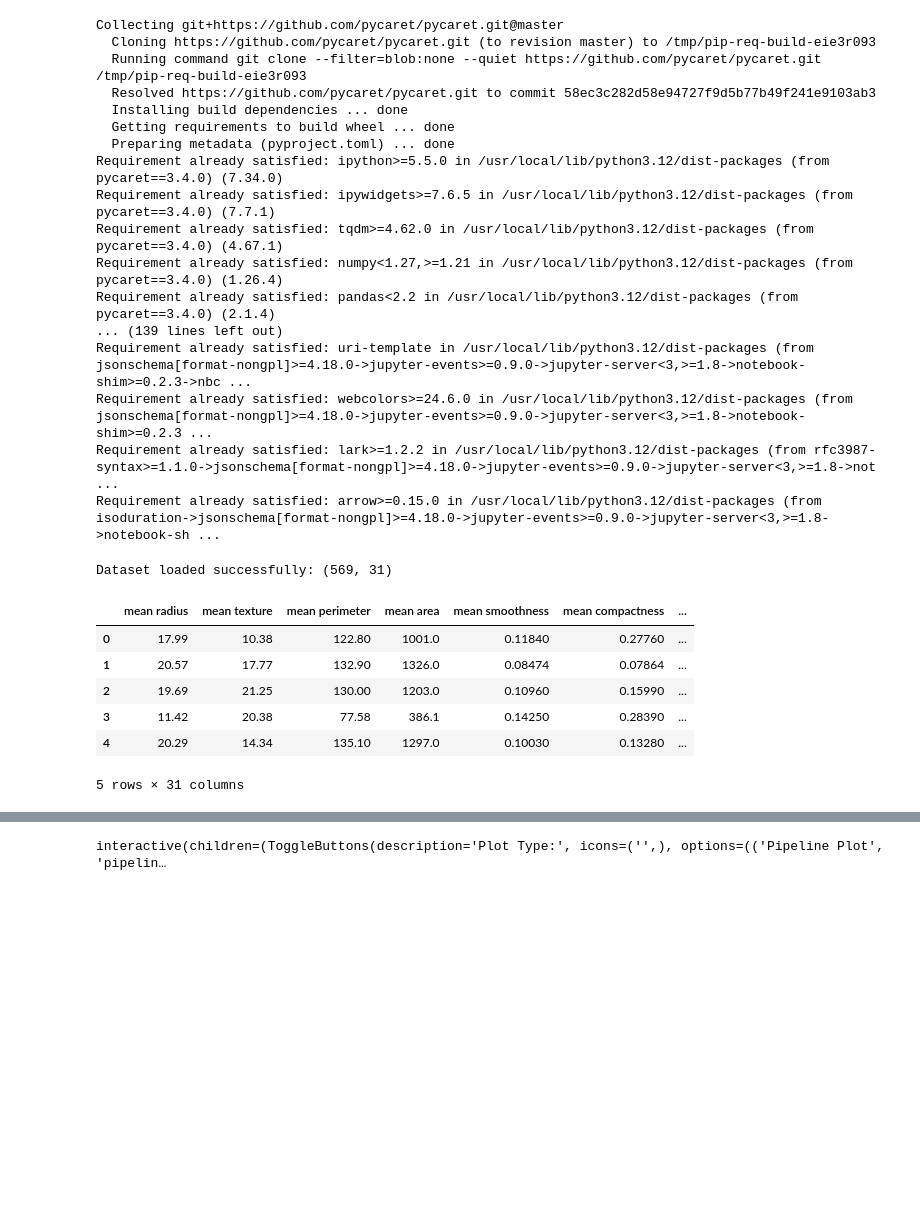
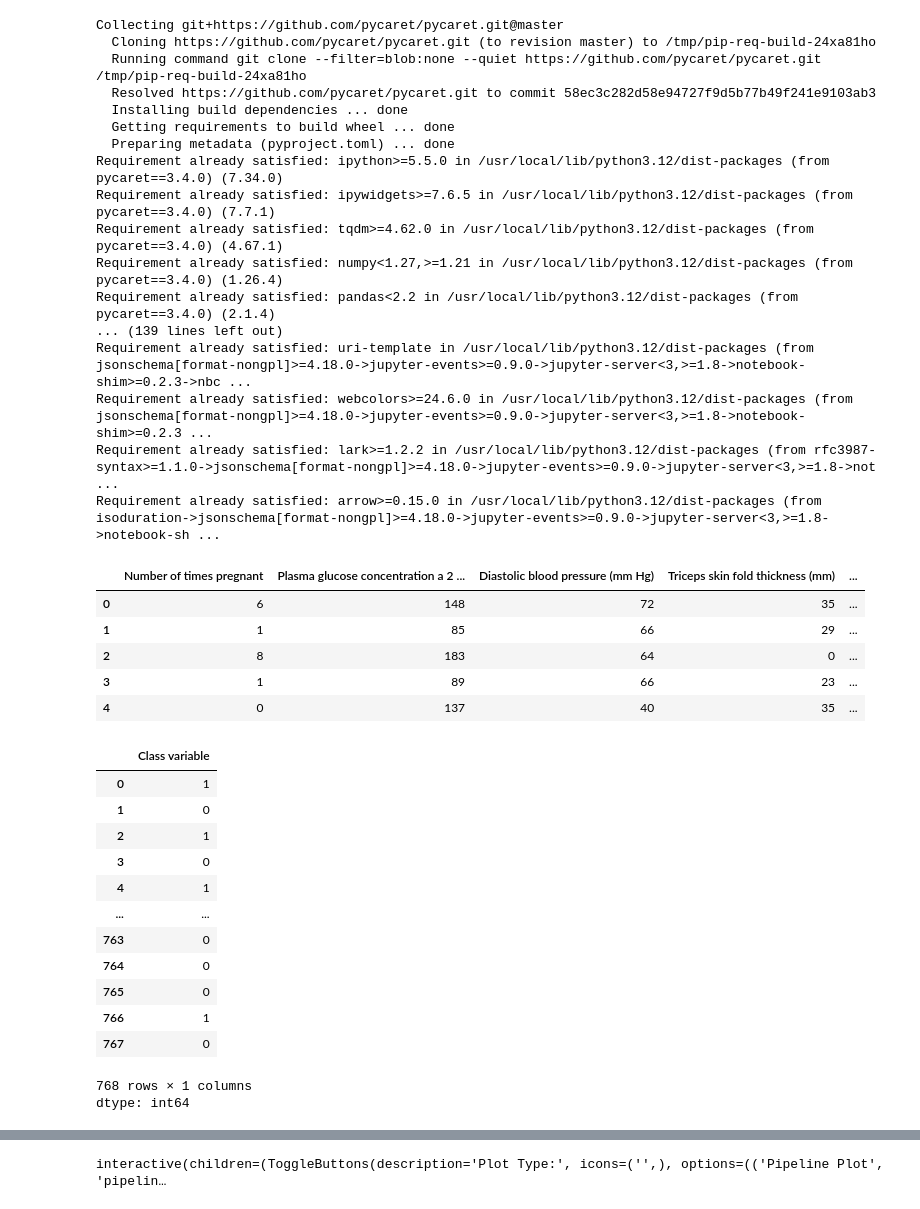
Before and after one commit to zachJX-SJSU/CMPE255_DataMining_HW, a Jupyter notebook: Pycaret/pycaret_BinaryClassification.ipynb, the cells around one changed output, grey strips where cells are left out. Cells and saved outputs as stored; diff of their text form; code cells hidden in the pictures; blank space fills up the shorter version.

Commit message:
update binary video

```diff
--- a/Pycaret/pycaret_BinaryClassification.ipynb
+++ b/Pycaret/pycaret_BinaryClassification.ipynb
@@ -1,9 +1,9 @@
 # %%
-pip install git+https://github.com/pycaret/pycaret.git@master --upgrade
+!pip install git+https://github.com/pycaret/pycaret.git@master --upgrade
 # %% [output]
 Collecting git+https://github.com/pycaret/pycaret.git@master
-  Cloning https://github.com/pycaret/pycaret.git (to revision master) to /tmp/pip-req-build-eie3r093
-  Running command git clone --filter=blob:none --quiet https://github.com/pycaret/pycaret.git /tmp/pip-req-build-eie3r093
+  Cloning https://github.com/pycaret/pycaret.git (to revision master) to /tmp/pip-req-build-24xa81ho
+  Running command git clone --filter=blob:none --quiet https://github.com/pycaret/pycaret.git /tmp/pip-req-build-24xa81ho
   Resolved https://github.com/pycaret/pycaret.git to commit 58ec3c282d58e94727f9d5b77b49f241e9103ab3
   Installing build dependencies ... done
   Getting requirements to build wheel ... done
@@ -18,28 +18,31 @@ Requirement already satisfied: uri-template in /usr/local/lib/python3.12/dist-pa
 Requirement already satisfied: webcolors>=24.6.0 in /usr/local/lib/python3.12/dist-packages (from jsonschema[format-nongpl]>=4.18.0->jupyter-events>=0.9.0->jupyter-server<3,>=1.8->notebook-shim>=0.2.3 ...
 Requirement already satisfied: lark>=1.2.2 in /usr/local/lib/python3.12/dist-packages (from rfc3987-syntax>=1.1.0->jsonschema[format-nongpl]>=4.18.0->jupyter-events>=0.9.0->jupyter-server<3,>=1.8->not ...
 Requirement already satisfied: arrow>=0.15.0 in /usr/local/lib/python3.12/dist-packages (from isoduration->jsonschema[format-nongpl]>=4.18.0->jupyter-events>=0.9.0->jupyter-server<3,>=1.8->notebook-sh ...
-# %%
-# Load Breast Cancer dataset directly from scikit-learn
-from sklearn.datasets import load_breast_cancer
-import pandas as pd
-
-data = load_breast_cancer(as_frame=True)
-df = data.frame
-
-# Add target column (binary: 0 = malignant, 1 = benign)
-df['target'] = data.target
-
-print("Dataset loaded successfully:", df.shape)
-df.head()
-# %% [output]
-Dataset loaded successfully: (569, 31)
-|  | mean radius | mean texture | mean perimeter | mean area | mean smoothness | mean compactness | ... |
-| 0 | 17.99 | 10.38 | 122.80 | 1001.0 | 0.11840 | 0.27760 | ... |
-| 1 | 20.57 | 17.77 | 132.90 | 1326.0 | 0.08474 | 0.07864 | ... |
-| 2 | 19.69 | 21.25 | 130.00 | 1203.0 | 0.10960 | 0.15990 | ... |
-| 3 | 11.42 | 20.38 | 77.58 | 386.1 | 0.14250 | 0.28390 | ... |
-| 4 | 20.29 | 14.34 | 135.10 | 1297.0 | 0.10030 | 0.13280 | ... |
-5 rows × 31 columns
+# %%
+# loading sample dataset from pycaret dataset module
+from pycaret.datasets import get_data
+data = get_data('diabetes')
+# %% [output]
+|  | Number of times pregnant | Plasma glucose concentration a 2 ... | Diastolic blood pressure (mm Hg) | Triceps skin fold thickness (mm) | ... |
+| 0 | 6 | 148 | 72 | 35 | ... |
+| 1 | 1 | 85 | 66 | 29 | ... |
+| 2 | 8 | 183 | 64 | 0 | ... |
+| 3 | 1 | 89 | 66 | 23 | ... |
+| 4 | 0 | 137 | 40 | 35 | ... |
+|  | Class variable |
+| 0 | 1 |
+| 1 | 0 |
+| 2 | 1 |
+| 3 | 0 |
+| 4 | 1 |
+| ... | ... |
+| 763 | 0 |
+| 764 | 0 |
+| 765 | 0 |
+| 766 | 1 |
+| 767 | 0 |
+768 rows × 1 columns
+dtype: int64
 # %%
 from pycaret.classification import *
 
```
Also changed, not shown: parts of 7 cells of this notebook, 1 other file.
